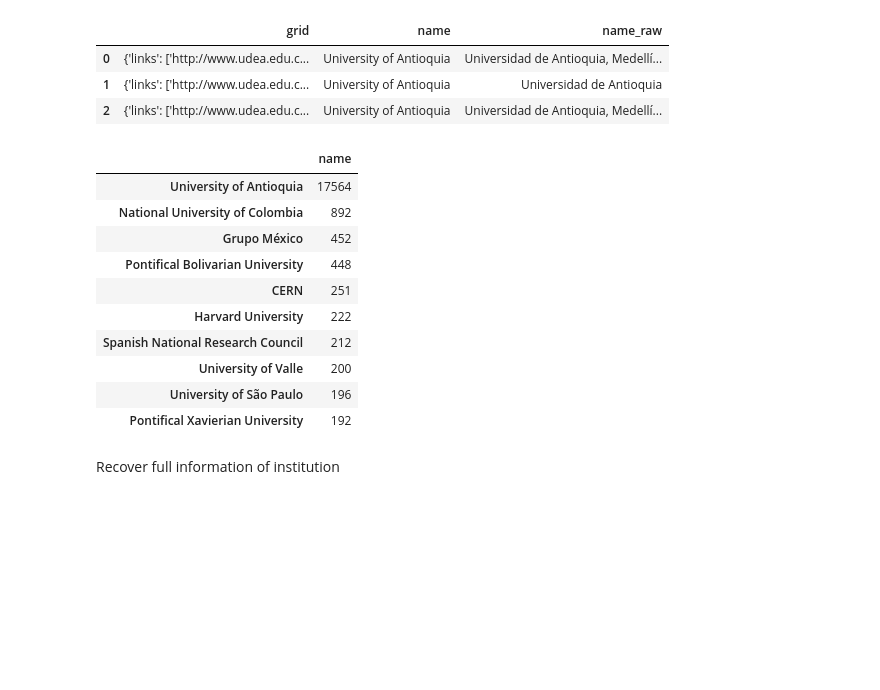
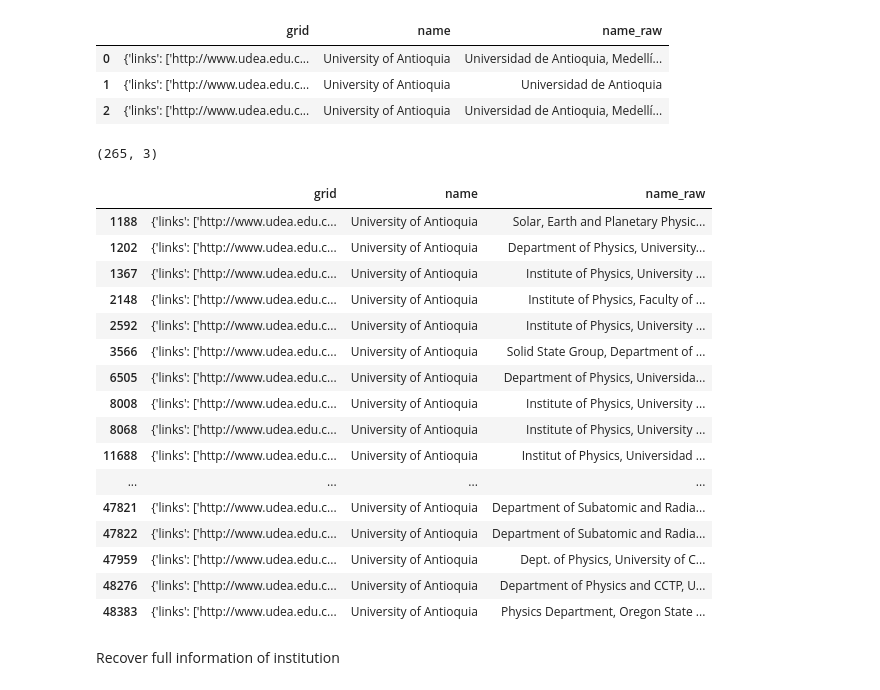
Before and after one commit to restrepo/lens, a Jupyter notebook: lens.ipynb, the cells around one changed output. Drawn from its saved outputs; the diff is of its cells as text; code cells hidden in the pictures; blank space fills up the shorter version.

```diff
--- a/lens.ipynb
+++ b/lens.ipynb
@@ -112,20 +112,32 @@ aff[:3]
 | 0 | {'links': ['http://www.udea.edu.c... | University of Antioquia | Universidad de Antioquia, Medellí... |
 | 1 | {'links': ['http://www.udea.edu.c... | University of Antioquia | Universidad de Antioquia |
 | 2 | {'links': ['http://www.udea.edu.c... | University of Antioquia | Universidad de Antioquia, Medellí... |
-# %%
-pd.DataFrame( aff.name.value_counts() )[:10]
-# %% [output]
-|  | name |
-| University of Antioquia | 17564 |
-| National University of Colombia | 892 |
-| Grupo México | 452 |
-| Pontifical Bolivarian University | 448 |
-| CERN | 251 |
-| Harvard University | 222 |
-| Spanish National Research Council | 212 |
-| University of Valle | 200 |
-| University of São Paulo | 196 |
-| Pontifical Xavierian University | 192 |
+# %%
+aff [ ( aff.name=='University of Antioquia' ) & (
+    (aff.name_raw.str.contains('F[íi]sica')) |  (aff.name_raw.str.contains('Physics'))
+) ].shape
+# %% [output]
+(265, 3)
+# %%
+aff [ ( aff.name=='University of Antioquia' ) & ( aff.name_raw.str.contains('Physics') ) ].s
+# %% [output]
+|  | grid | name | name_raw |
+| 1188 | {'links': ['http://www.udea.edu.c... | University of Antioquia | Solar, Earth and Planetary Physic... |
+| 1202 | {'links': ['http://www.udea.edu.c... | University of Antioquia | Department of Physics, University... |
+| 1367 | {'links': ['http://www.udea.edu.c... | University of Antioquia | Institute of Physics, University ... |
+| 2148 | {'links': ['http://www.udea.edu.c... | University of Antioquia | Institute of Physics, Faculty of ... |
+| 2592 | {'links': ['http://www.udea.edu.c... | University of Antioquia | Institute of Physics, University ... |
+| 3566 | {'links': ['http://www.udea.edu.c... | University of Antioquia | Solid State Group, Department of ... |
+| 6505 | {'links': ['http://www.udea.edu.c... | University of Antioquia | Department of Physics, Universida... |
+| 8008 | {'links': ['http://www.udea.edu.c... | University of Antioquia | Institute of Physics, University ... |
+| 8068 | {'links': ['http://www.udea.edu.c... | University of Antioquia | Institute of Physics, University ... |
+| 11688 | {'links': ['http://www.udea.edu.c... | University of Antioquia | Institut of Physics, Universidad ... |
+| ... | ... | ... | ... |
+| 47821 | {'links': ['http://www.udea.edu.c... | University of Antioquia | Department of Subatomic and Radia... |
+| 47822 | {'links': ['http://www.udea.edu.c... | University of Antioquia | Department of Subatomic and Radia... |
+| 47959 | {'links': ['http://www.udea.edu.c... | University of Antioquia | Dept. of Physics, University of C... |
+| 48276 | {'links': ['http://www.udea.edu.c... | University of Antioquia | Department of Physics and CCTP, U... |
+| 48383 | {'links': ['http://www.udea.edu.c... | University of Antioquia | Physics Department, Oregon State ... |
 # %%
 rdf=pd.DataFrame()
 # %%
```
